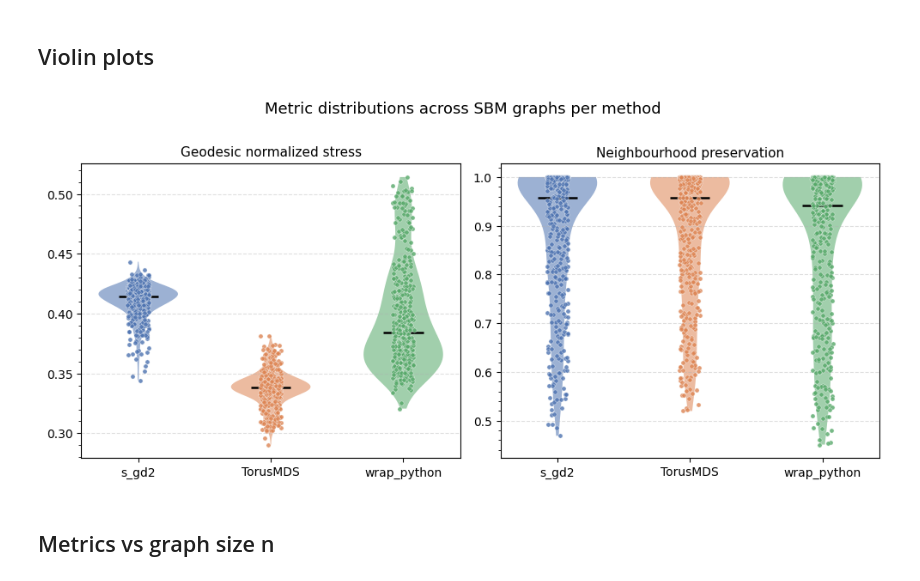
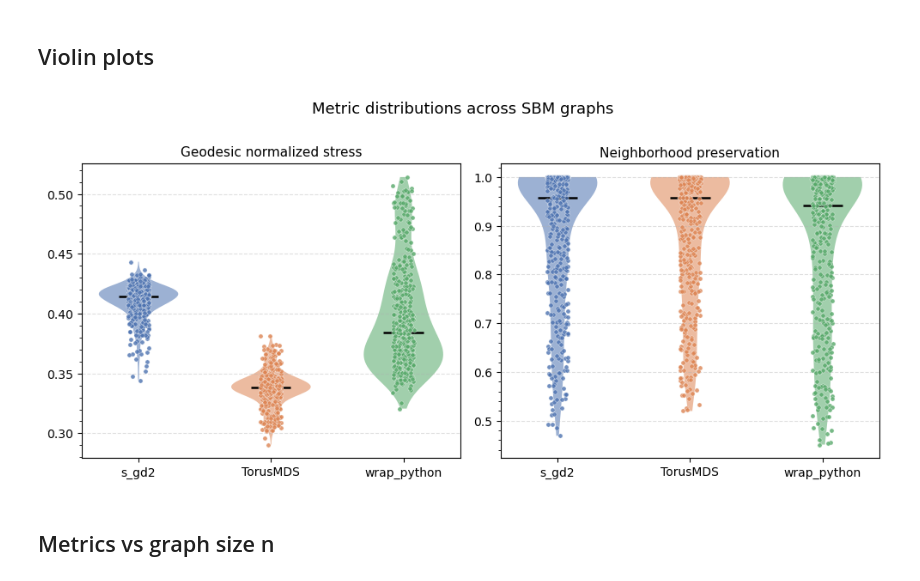
Before and after one commit to JacobLMiller/torus-mds, a Jupyter notebook: verification_experiments/sbm_results.ipynb, the cells around one changed output. Saved outputs shown, nothing was run; the diff lists cells and outputs as text; code cells hidden in the pictures.

```diff
--- a/verification_experiments/sbm_results.ipynb
+++ b/verification_experiments/sbm_results.ipynb
@@ -13,7 +13,7 @@ LABELS  = {
     'stress':     'Geodesic normalized stress',
     'distortion': 'Distortion',
     'sgs':        'SGS (Spearman rank corr.)',
-    'np_score':   'Neighbourhood preservation',
+    'np_score':   'Neighborhood preservation',
     't_embed':    'Embedding time (s)',
 }
 
@@ -47,35 +47,35 @@ fig, axes = plt.subplots(1, 2, figsize=(10, 4.5))
 for ax, metric in zip(axes, METRICS):
     parts = ax.violinplot(
         [data[m][metric].dropna().values for m in METHODS],
         positions=range(len(METHODS)),
         widths=0.6,
         showmedians=True,
         showextrema=False,
     )
     for pc, m in zip(parts['bodies'], METHODS):
         pc.set_facecolor(COLORS[m])
         pc.set_alpha(0.55)
     parts['cmedians'].set_color('black')
     parts['cmedians'].set_linewidth(1.8)
 
     for xi, m in enumerate(METHODS):
         vals = data[m][metric].dropna().values
         jitter = rng.uniform(-0.08, 0.08, size=len(vals))
         ax.scatter(xi + jitter, vals, s=14, color=COLORS[m],
                    edgecolors='white', linewidths=0.3, zorder=3, alpha=0.8)
 
     ax.set_xticks(range(len(METHODS)))
     ax.set_xticklabels(METHODS, fontsize=10)
     ax.set_title(LABELS[metric], fontsize=11)
     ax.yaxis.set_minor_locator(mticker.AutoMinorLocator())
     ax.grid(axis='y', which='major', linestyle='--', alpha=0.4)
 
-fig.suptitle('Metric distributions across SBM graphs per method', fontsize=13, y=1.01)
+fig.suptitle('Metric distributions across SBM graphs', fontsize=13, y=1.01)
 fig.tight_layout()
 plt.savefig('./results/sbm_distributions.png', dpi=150, bbox_inches='tight')
 plt.show()
 # %% [output]
-[figure, old version]
+[figure, new version]
 # %% [markdown]
 ## Metrics vs graph size n
 # %%
```
Also changed, not shown: 9 other files.
